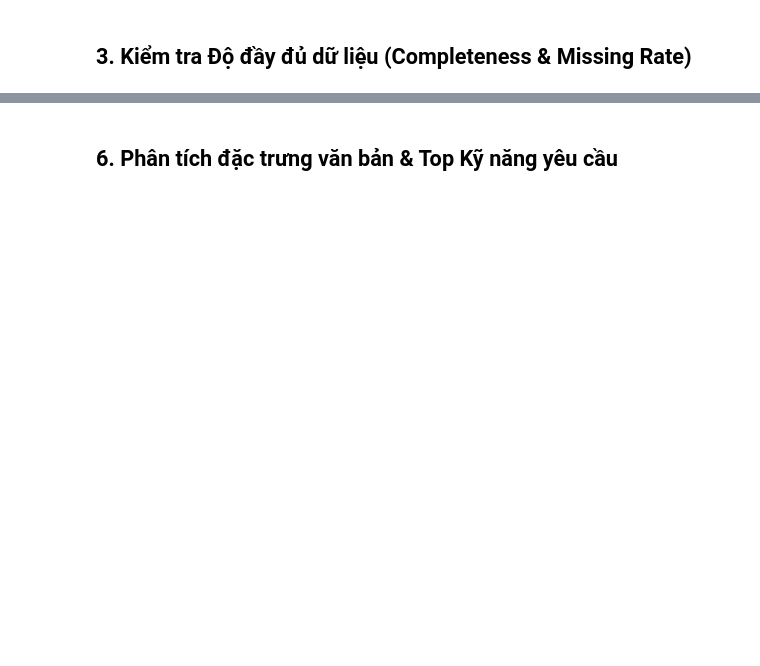
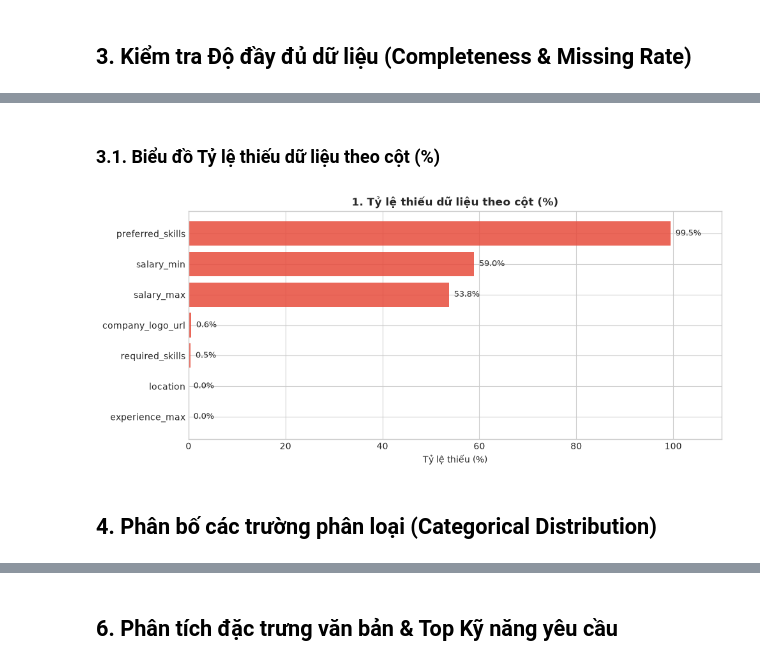
Before and after one commit to doanquangminh14/IT-Job-Market-Intelligence, a Jupyter notebook: notebook/04_eda/01_eda_job_market_insights.ipynb, the cells around one changed output, grey strips where cells are left out. Cells and saved outputs as stored; diff of their text form; code cells hidden in the pictures; blank space fills up the shorter version.

```diff
--- a/notebook/04_eda/01_eda_job_market_insights.ipynb
+++ b/notebook/04_eda/01_eda_job_market_insights.ipynb
@@ -107,0 +103,24 @@ display(df_missing)
+# %% [markdown]
+### 3.1. Biểu đồ Tỷ lệ thiếu dữ liệu theo cột (%)
+# %%
+import matplotlib.pyplot as plt
+import seaborn as sns
+
+plt.style.use('seaborn-v0_8-whitegrid')
+plt.rcParams['font.sans-serif'] = 'DejaVu Sans'
+
+missing_plot_data = df_missing[df_missing['Số dòng thiếu'] > 0].sort_values(by='Tỷ lệ thiếu (%)', ascending=True)
+
+plt.figure(figsize=(10, 4.5))
+bars = plt.barh(missing_plot_data['Cột'], missing_plot_data['Tỷ lệ thiếu (%)'], color='#e74c3c', alpha=0.85)
+plt.title('1. Tỷ lệ thiếu dữ liệu theo cột (%)', fontsize=12, fontweight='bold')
+plt.xlabel('Tỷ lệ thiếu (%)')
+for idx, val in enumerate(missing_plot_data['Tỷ lệ thiếu (%)']):
+    plt.text(val + 1, idx, f"{val:.1f}%", va='center', fontsize=9)
+plt.xlim(0, 110)
+plt.tight_layout()
+plt.show()
+# %% [output]
+[figure, added]
+# %% [markdown]
+## 4. Phân bố các trường phân loại (Categorical Distribution)
```
Also changed, not shown: parts of 20 cells of this notebook, 9 other files.
